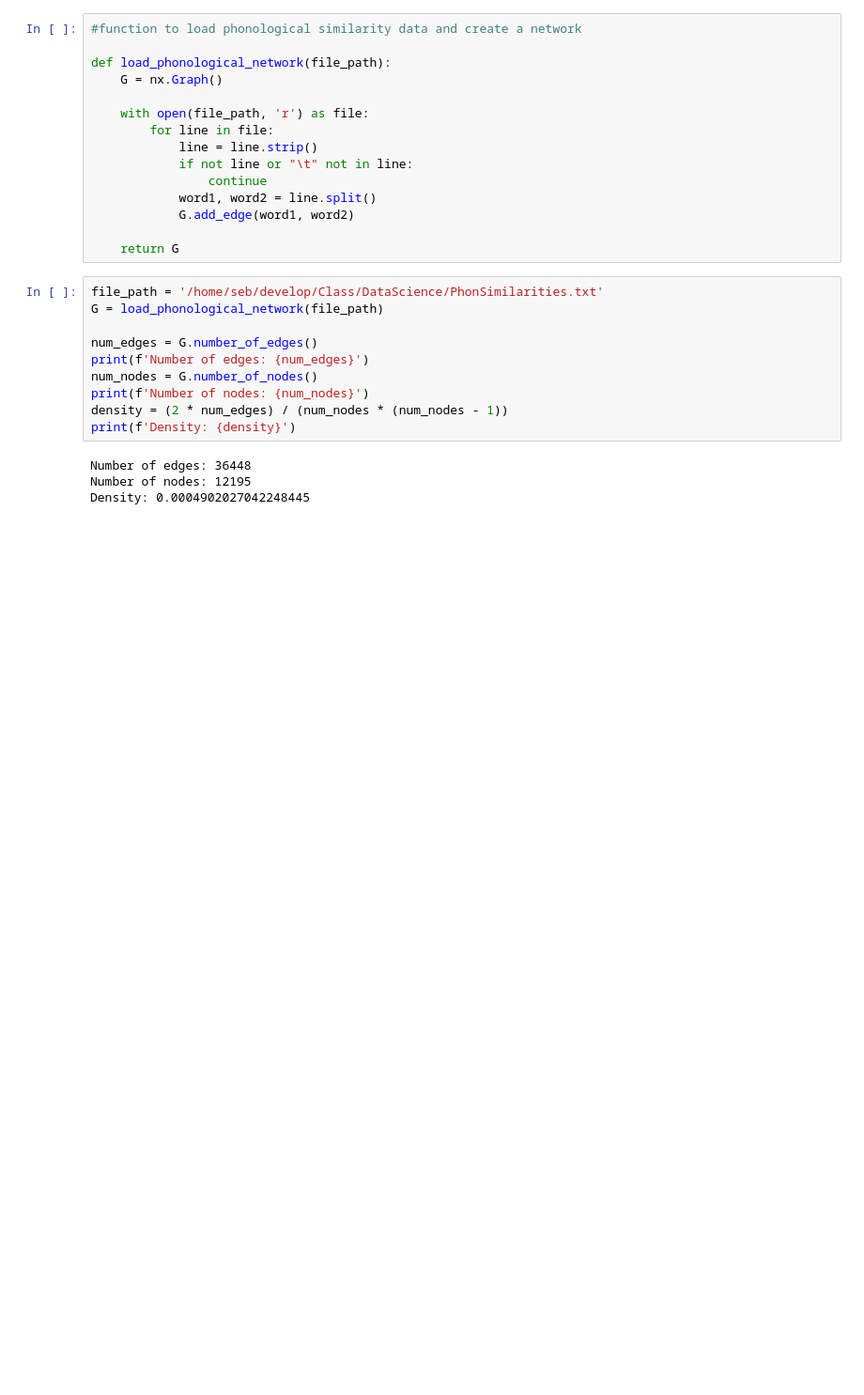
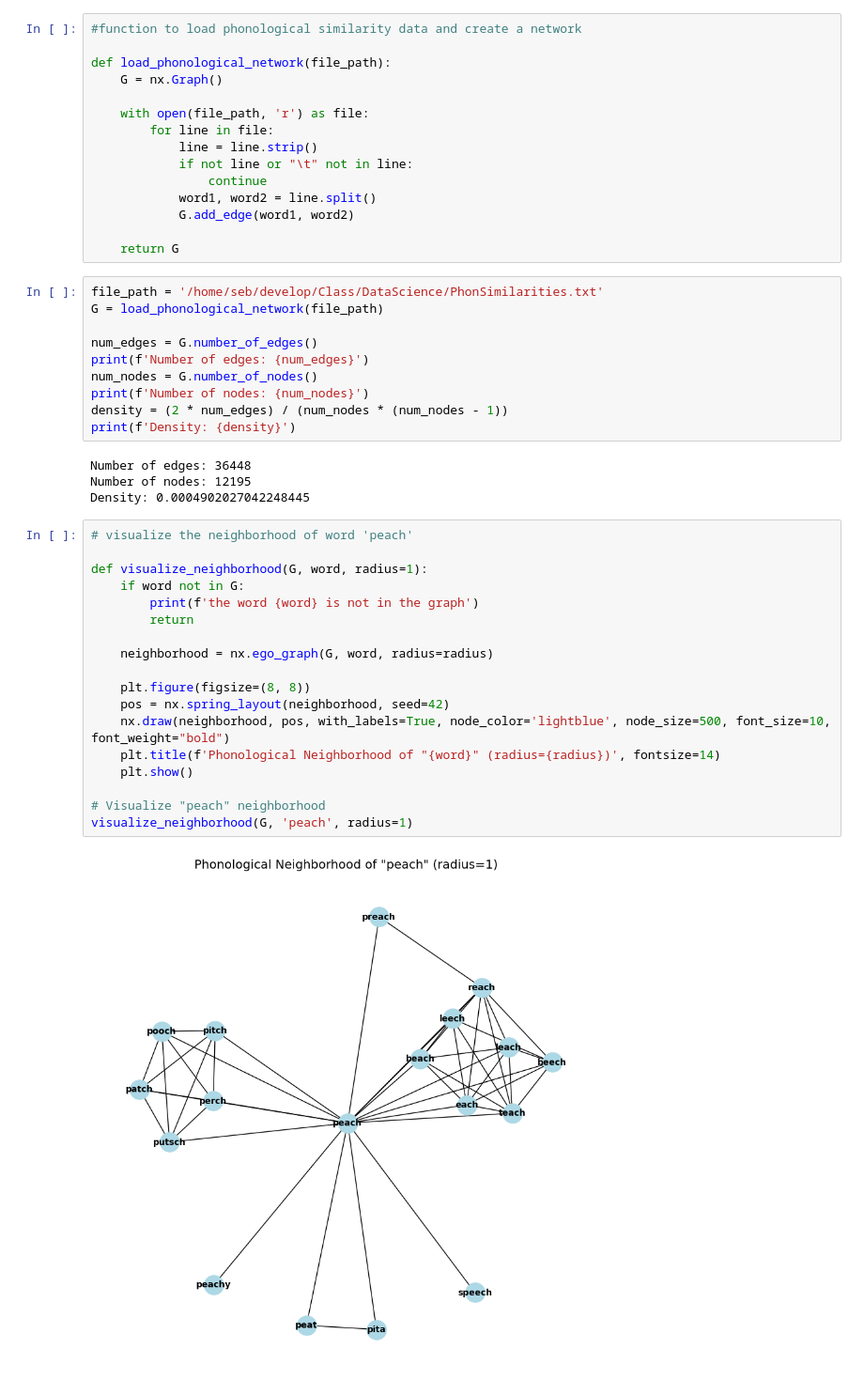
Before and after one commit to Sestiano/Class, a Jupyter notebook: DataScience/Phonological Networks.ipynb, the cells around one changed output. Shown at 94% size. Cells and saved outputs as stored; diff of their text form; blank space fills up the shorter version.

```diff
--- a/DataScience/Phonological Networks.ipynb
+++ b/DataScience/Phonological Networks.ipynb
@@ -45,3 +47,23 @@ print(f'Density: {density}')
 Number of edges: 36448
 Number of nodes: 12195
 Density: 0.0004902027042248445
+# %%
+# visualize the neighborhood of word 'peach'
+
+def visualize_neighborhood(G, word, radius=1):
+    if word not in G:
+        print(f'the word {word} is not in the graph')
+        return
+
+    neighborhood = nx.ego_graph(G, word, radius=radius)
+
+    plt.figure(figsize=(8, 8))
+    pos = nx.spring_layout(neighborhood, seed=42)
+    nx.draw(neighborhood, pos, with_labels=True, node_color='lightblue', node_size=500, font_size=10, font_weight="bold")
+    plt.title(f'Phonological Neighborhood of "{word}" (radius={radius})', fontsize=14)
+    plt.show()
+
+# Visualize "peach" neighborhood
+visualize_neighborhood(G, 'peach', radius=1)
+# %% [output]
+[figure, added]
```
Also changed, not shown: parts of 1 cell of this notebook.
